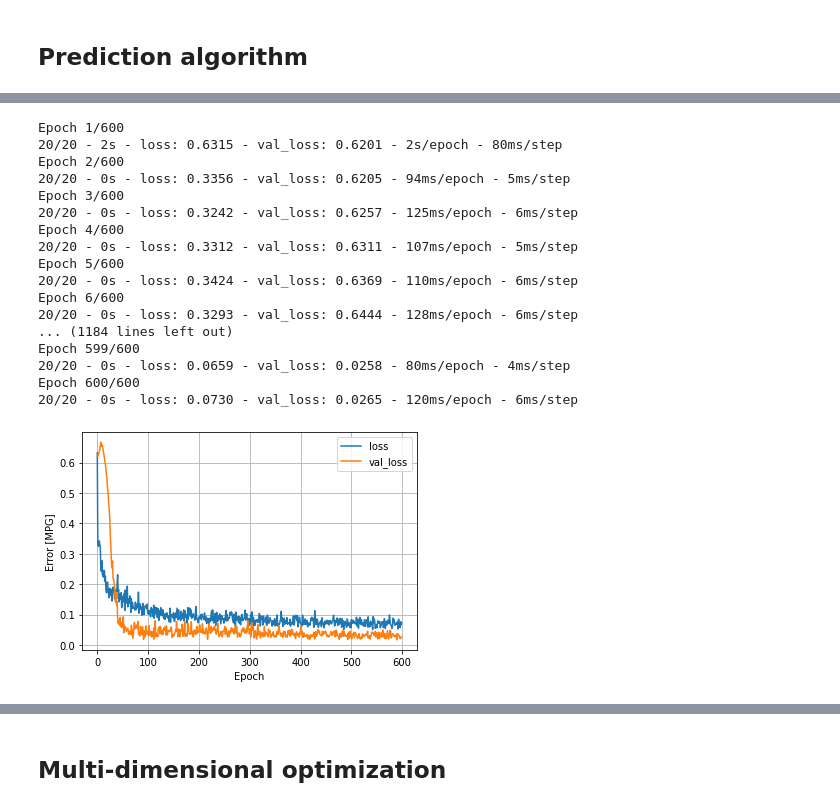
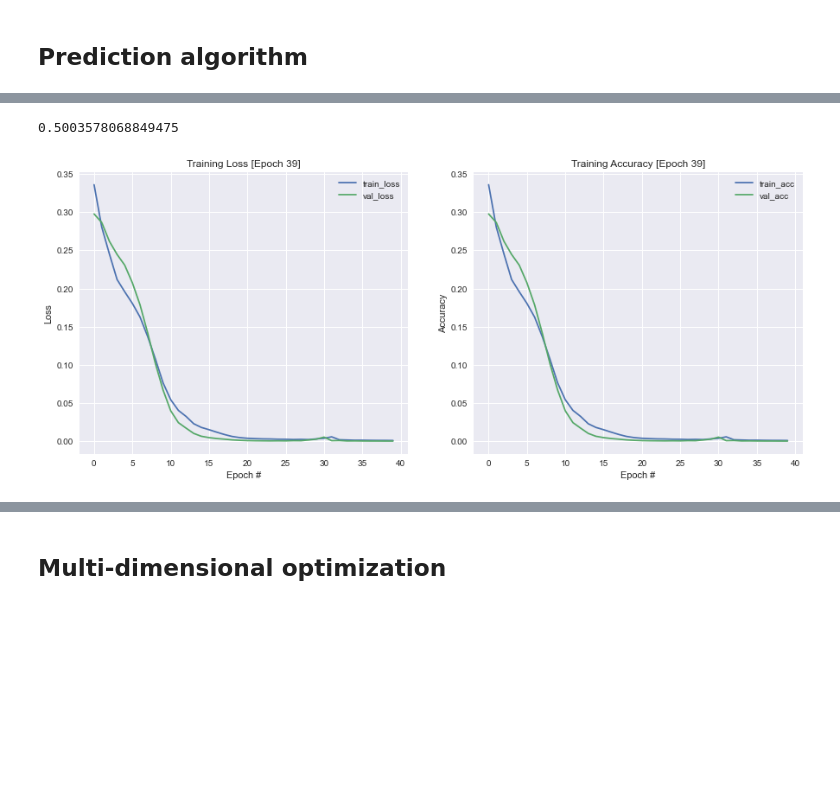
Before and after one commit to mmortazavi/productionOptimization, a Jupyter notebook: prodOpt.ipynb, the cells around one changed output, grey strips where cells are left out. Drawn from its saved outputs; the diff is of its cells as text; code cells hidden in the pictures; blank space fills up the shorter version.

```diff
--- a/prodOpt.ipynb
+++ b/prodOpt.ipynb
@@ -71,8 +148,8 @@ plt.plot(df['Temprerature'], df['ProductionYield'], 'ro')
 X = df['Temprerature'].values
 y = df['ProductionYield'].values
 
-X_norm = (X - X.mean()) / X.std()
-y_norm = (y - y.mean()) / y.std()
+X_norm = X #(X - X.mean()) / X.std()
+y_norm = y #(y - y.mean()) / y.std()
 
 
 x_train, x_test, y_train, y_test = train_test_split(X_norm, y_norm, test_size=0.2, random_state=42)
@@ -139,26 +161,17 @@ _________________________________________________________________
-# %%
-history = model.fit(x_train, y_train,
-                    validation_split=0.2,
-                    verbose=2, epochs=600)
-# %% [output]
-Epoch 1/600
-20/20 - 2s - loss: 0.6315 - val_loss: 0.6201 - 2s/epoch - 80ms/step
-Epoch 2/600
-20/20 - 0s - loss: 0.3356 - val_loss: 0.6205 - 94ms/epoch - 5ms/step
-Epoch 3/600
-20/20 - 0s - loss: 0.3242 - val_loss: 0.6257 - 125ms/epoch - 6ms/step
-Epoch 4/600
-20/20 - 0s - loss: 0.3312 - val_loss: 0.6311 - 107ms/epoch - 5ms/step
-Epoch 5/600
-20/20 - 0s - loss: 0.3424 - val_loss: 0.6369 - 110ms/epoch - 6ms/step
-Epoch 6/600
-20/20 - 0s - loss: 0.3293 - val_loss: 0.6444 - 128ms/epoch - 6ms/step
-... (1184 lines left out)
-Epoch 599/600
-20/20 - 0s - loss: 0.0659 - val_loss: 0.0258 - 80ms/epoch - 4ms/step
-Epoch 600/600
-20/20 - 0s - loss: 0.0730 - val_loss: 0.0265 - 120ms/epoch - 6ms/step
-# %%
-plot_loss(history)
-# %% [output]
-[figure, removed]
+# %%
+np.max(y_norm)
+# %% [output]
+0.5003578068849475
+# %%
+# define the search
+search = ak.StructuredDataRegressor(max_trials=10)
+
+# perform the search
+history =  search.fit(x=x_train.reshape(-1,1),
+                      y=y_train.reshape(-1,1),
+                      validation_data= (x_test.reshape(-1,1), y_test.reshape(-1,1)),
+                      callbacks=[plot_losses],
+                      epochs = 40,
+                      verbose=1)
+# %% [output]
+[figure, added]
```
Also changed, not shown: parts of 29 cells of this notebook, 5 other files.
